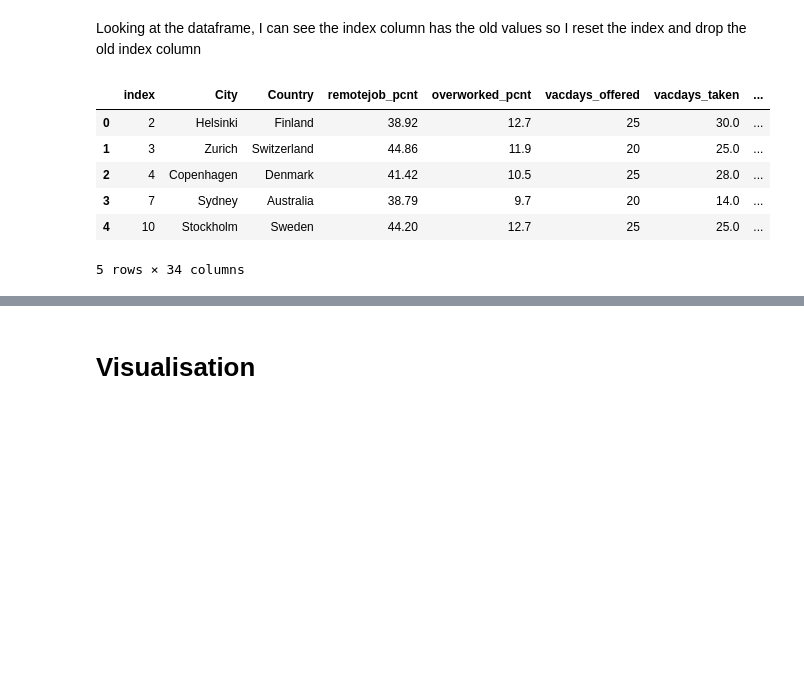
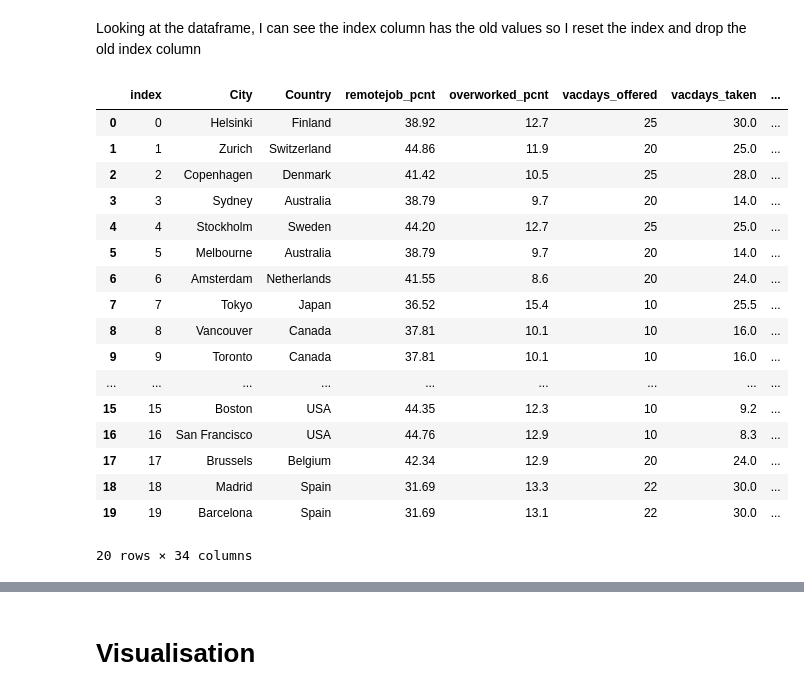
Before and after one commit to oheag2/UCDPA_GillianOHea, a Jupyter notebook: GillianOHea_FinalProject.ipynb, the cells around one changed output, grey strips where cells are left out. Saved outputs shown, nothing was run; the diff lists cells and outputs as text; code cells hidden in the pictures; blank space fills up the shorter version.

```diff
--- a/GillianOHea_FinalProject.ipynb
+++ b/GillianOHea_FinalProject.ipynb
@@ -358,15 +403,26 @@ Looking at the dataframe, I can see the index column has the old values so I res
 # %%
 work_health = work_health.reset_index()
 # %%
-work_health.head()
+work_health.head(20)
 # %% [output]
 |  | index | City | Country | remotejob_pcnt | overworked_pcnt | vacdays_offered | vacdays_taken | ... |
-| 0 | 2 | Helsinki | Finland | 38.92 | 12.7 | 25 | 30.0 | ... |
-| 1 | 3 | Zurich | Switzerland | 44.86 | 11.9 | 20 | 25.0 | ... |
-| 2 | 4 | Copenhagen | Denmark | 41.42 | 10.5 | 25 | 28.0 | ... |
-| 3 | 7 | Sydney | Australia | 38.79 | 9.7 | 20 | 14.0 | ... |
-| 4 | 10 | Stockholm | Sweden | 44.20 | 12.7 | 25 | 25.0 | ... |
+| 0 | 0 | Helsinki | Finland | 38.92 | 12.7 | 25 | 30.0 | ... |
+| 1 | 1 | Zurich | Switzerland | 44.86 | 11.9 | 20 | 25.0 | ... |
+| 2 | 2 | Copenhagen | Denmark | 41.42 | 10.5 | 25 | 28.0 | ... |
+| 3 | 3 | Sydney | Australia | 38.79 | 9.7 | 20 | 14.0 | ... |
+| 4 | 4 | Stockholm | Sweden | 44.20 | 12.7 | 25 | 25.0 | ... |
+| 5 | 5 | Melbourne | Australia | 38.79 | 9.7 | 20 | 14.0 | ... |
+| 6 | 6 | Amsterdam | Netherlands | 41.55 | 8.6 | 20 | 24.0 | ... |
+| 7 | 7 | Tokyo | Japan | 36.52 | 15.4 | 10 | 25.5 | ... |
+| 8 | 8 | Vancouver | Canada | 37.81 | 10.1 | 10 | 16.0 | ... |
+| 9 | 9 | Toronto | Canada | 37.81 | 10.1 | 10 | 16.0 | ... |
+| ... | ... | ... | ... | ... | ... | ... | ... | ... |
+| 15 | 15 | Boston | USA | 44.35 | 12.3 | 10 | 9.2 | ... |
+| 16 | 16 | San Francisco | USA | 44.76 | 12.9 | 10 | 8.3 | ... |
+| 17 | 17 | Brussels | Belgium | 42.34 | 12.9 | 20 | 24.0 | ... |
+| 18 | 18 | Madrid | Spain | 31.69 | 13.3 | 22 | 30.0 | ... |
+| 19 | 19 | Barcelona | Spain | 31.69 | 13.1 | 22 | 30.0 | ... |
-5 rows × 34 columns
+20 rows × 34 columns
 # %%
 work_health = work_health.drop(columns='index')
 # %%
```
Also changed, not shown: parts of 12 cells of this notebook.
